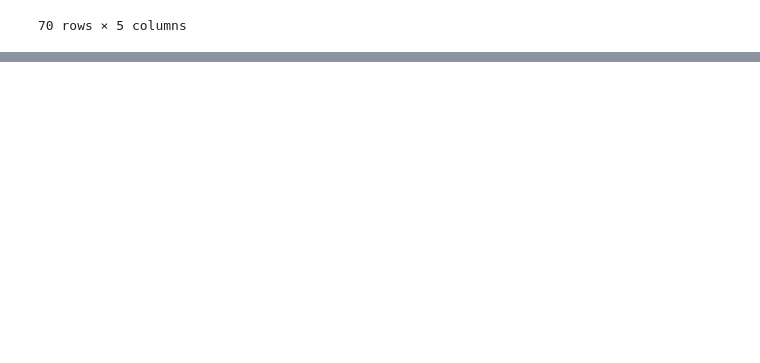
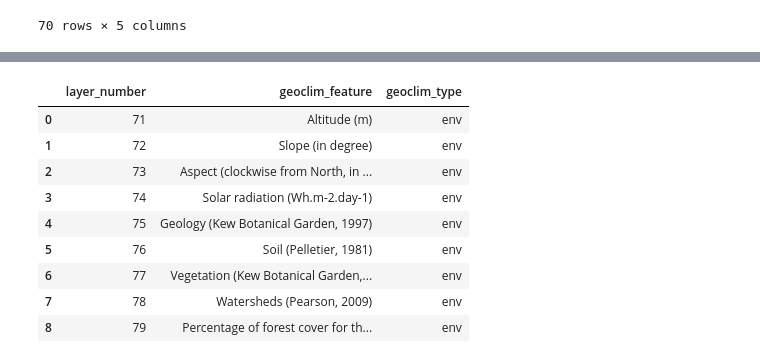
Before and after one commit to tahiri-lab/py_madaclim, a Jupyter notebook: src/coffeaphylogeo/geoclim/layers.ipynb, the cells around one changed output, grey strips where cells are left out. Saved outputs shown, nothing was run; the diff lists cells and outputs as text; code cells hidden in the pictures; blank space fills up the shorter version.

```diff
--- a/src/coffeaphylogeo/geoclim/layers.ipynb
+++ b/src/coffeaphylogeo/geoclim/layers.ipynb
@@ -336,0 +342,6 @@ df_clim
+# %%
+df_env = pd.read_json(env_format["table_0"])
+# %%
+df_env.columns = ["layer_number", "geoclim_feature"]
+# %%
+df_env["geoclim_type"] = "env"
@@ -336,0 +361,16 @@ df_clim
+# %%
+current_start_layer = max(df_clim["layer_number"]) + 1
+df_env["layer_number"] = range(current_start_layer, current_start_layer + len(df_env))
+# %%
+df_env
+# %% [output]
+|  | layer_number | geoclim_feature | geoclim_type |
+| 0 | 71 | Altitude (m) | env |
+| 1 | 72 | Slope (in degree) | env |
+| 2 | 73 | Aspect (clockwise from North, in ... | env |
+| 3 | 74 | Solar radiation (Wh.m-2.day-1) | env |
+| 4 | 75 | Geology (Kew Botanical Garden, 1997) | env |
+| 5 | 76 | Soil (Pelletier, 1981) | env |
+| 6 | 77 | Vegetation (Kew Botanical Garden,... | env |
+| 7 | 78 | Watersheds (Pearson, 2009) | env |
+| 8 | 79 | Percentage of forest cover for th... | env |
```
Also changed, not shown: parts of 13 cells of this notebook.
